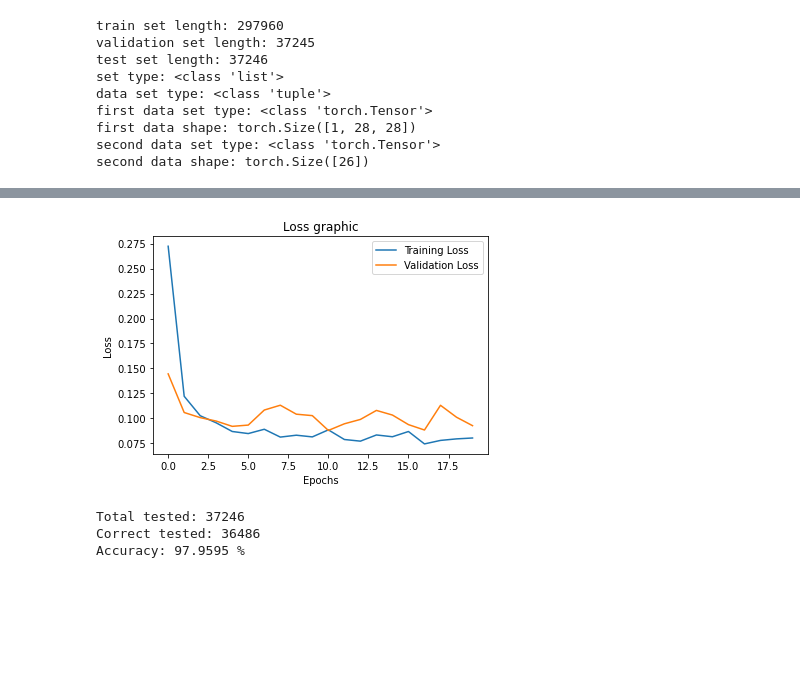
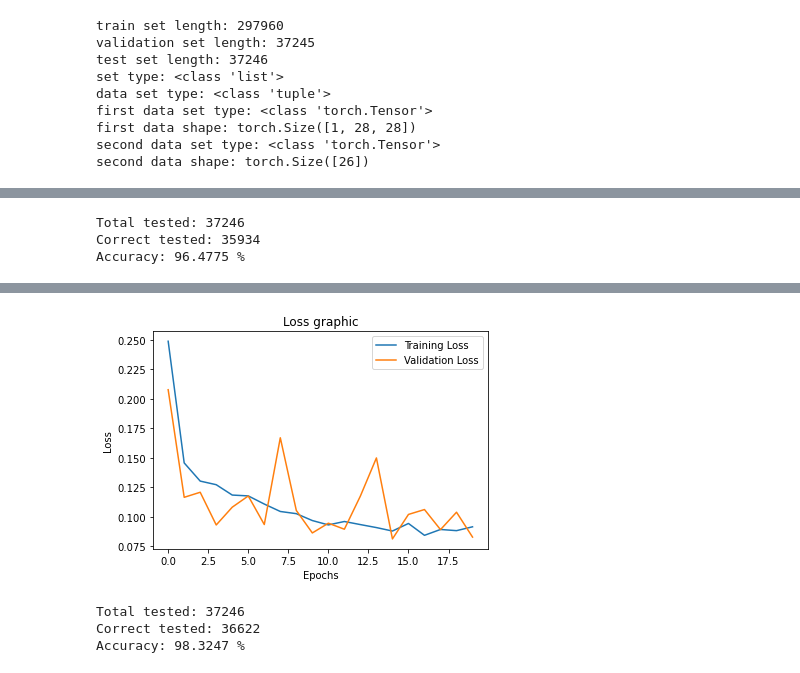
Before and after one commit to jneirar/ai_project5, a Jupyter notebook: Training.ipynb, the cells around one changed output, grey strips where cells are left out. Drawn from its saved outputs; the diff is of its cells as text; code cells hidden in the pictures; blank space fills up the shorter version.

```diff
--- a/Training.ipynb
+++ b/Training.ipynb
@@ -270,0 +406,6 @@ torch.save(model, PATH + '/Lenet5.pt')
+# %%
+testing_model(model, test_loader)
+# %% [output]
+Total tested: 37246
+Correct tested: 35934
+Accuracy: 96.4775 %
@@ -271,7 +414,7 @@ torch.save(model, PATH + '/Lenet5.pt')
 # %%
-class AlexNet(nn.Module):
+class AlexNet_2_fc(nn.Module):
     def __init__(self):
-        super(AlexNet, self).__init__()
+        super(AlexNet_2_fc, self).__init__()
         self.features = nn.Sequential(
             nn.Conv2d(1, 64, kernel_size=(5, 5), stride=(2, 2), padding=(2, 2)),
             nn.ReLU(inplace = True),
@@ -289,13 +432,11 @@ class AlexNet(nn.Module):
             nn.AdaptiveAvgPool2d(output_size=(6, 6))
         )
         self.classifier = nn.Sequential(
-            #nn.Dropout(p=0.1, inplace = False),
+            nn.Dropout(p=0.2, inplace = False),
             nn.Linear(in_features=9216, out_features=2048, bias=True),
             nn.ReLU(inplace = True),
-            #nn.Dropout(p=0.1, inplace = False),
-            nn.Linear(in_features=2048, out_features=512, bias=True),
-            nn.ReLU(inplace = True),
-            nn.Linear(in_features=512, out_features=26, bias=True)
+            nn.Dropout(p=0.2, inplace = False),
+            nn.Linear(in_features=2048, out_features=26, bias=True)
          )
 
     def forward(self, image):
@@ -304,10 +445,9 @@ class AlexNet(nn.Module):
         out = self.classifier(out)
         return out
 # %%
-model = AlexNet()
+model = AlexNet_2_fc()
 model.to(device)
 loss = nn.CrossEntropyLoss()
 optimizer = torch.optim.Adam(params=model.parameters(), lr=0.001, weight_decay=1e-5)
-
-training_loss, validation_loss = train(model,train_loader,20,loss)
+training_model(model, 20, loss, optimizer, train_loader)
 # %% [output]
@@ -334,37 +474,8 @@ Epoch [20 / 20] training error: 0.0803, training accuracy: 98.3753%, validation
+[figure, added]
-# %%
-fig = plt.figure()
-plt.plot(training_loss, label = 'Training Loss')
-plt.plot(validation_loss, label = 'Validation Loss')
-plt.title("Loss graphic")
-plt.xlabel('Epochs')
-plt.ylabel('Loss')
-plt.legend()
-plt.show()
-# %% [output]
-[figure, removed]
-# %%
-model.eval()
-
-correct = 0
-total = 0
-with torch.no_grad():
-    for image_batch, label_batch in test_loader:
-        image_batch = image_batch.to(device)
-
-        label_batch_pred = model(image_batch)
-
-        image_batch = image_batch.to('cpu')
-        label_batch_pred = label_batch_pred.to('cpu')
-
-        _, test = torch.max(label_batch.data, 1)
-        _, predicted = torch.max(label_batch_pred.data, 1)
-        total += label_batch.size(0)
-        correct += (predicted == test).sum().item()
-print(f'Total tested: {total}')
-print(f'Correct tested: {correct}')
-print(f'Accuracy: {(100.0 * correct / total):.4f} %')
-# %% [output]
-Total tested: 37246
-Correct tested: 36486
-Accuracy: 97.9595 %
+# %%
+testing_model(model, test_loader)
+# %% [output]
+Total tested: 37246
+Correct tested: 36622
+Accuracy: 98.3247 %
 # %%
```
Also changed, not shown: parts of 26 cells of this notebook, 1 other file.
